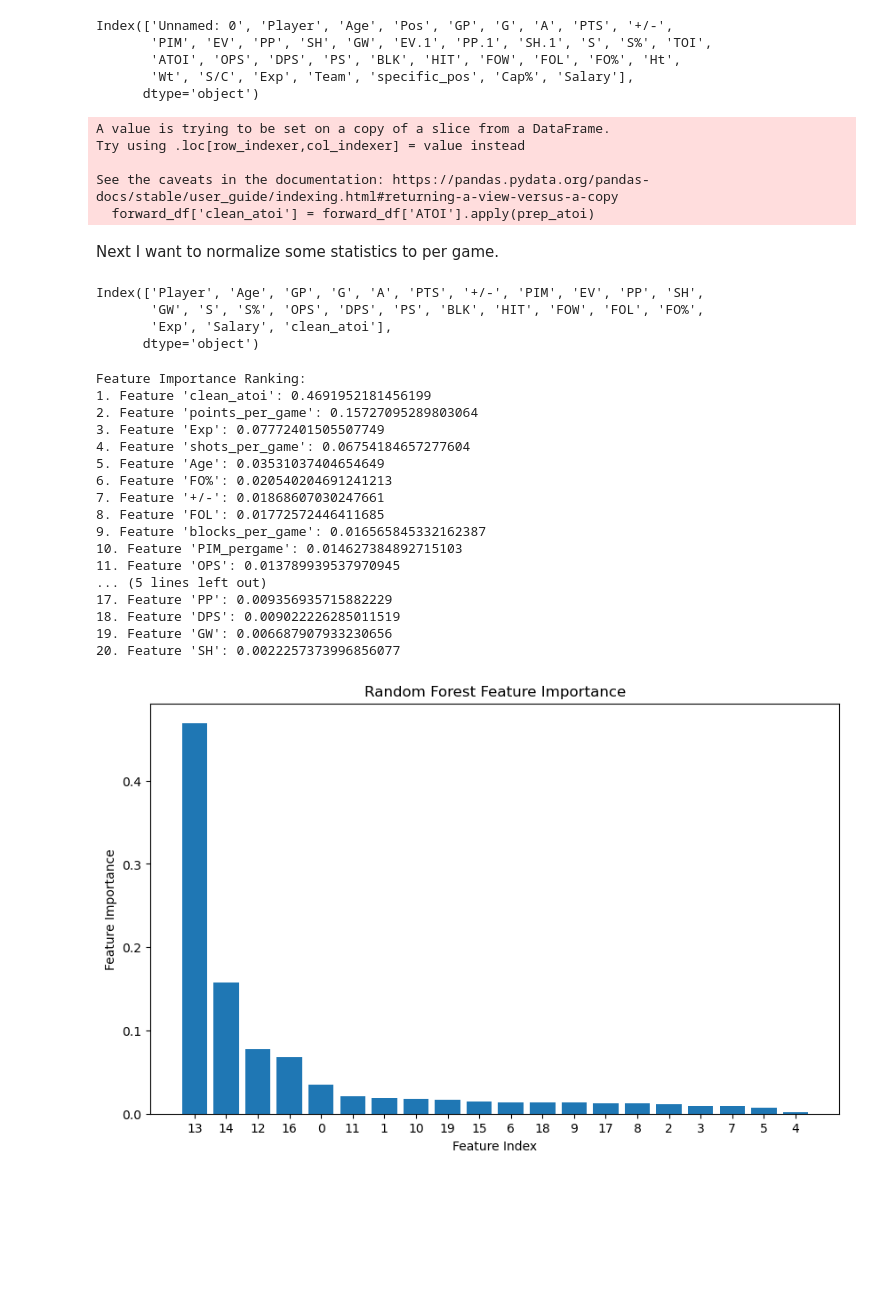
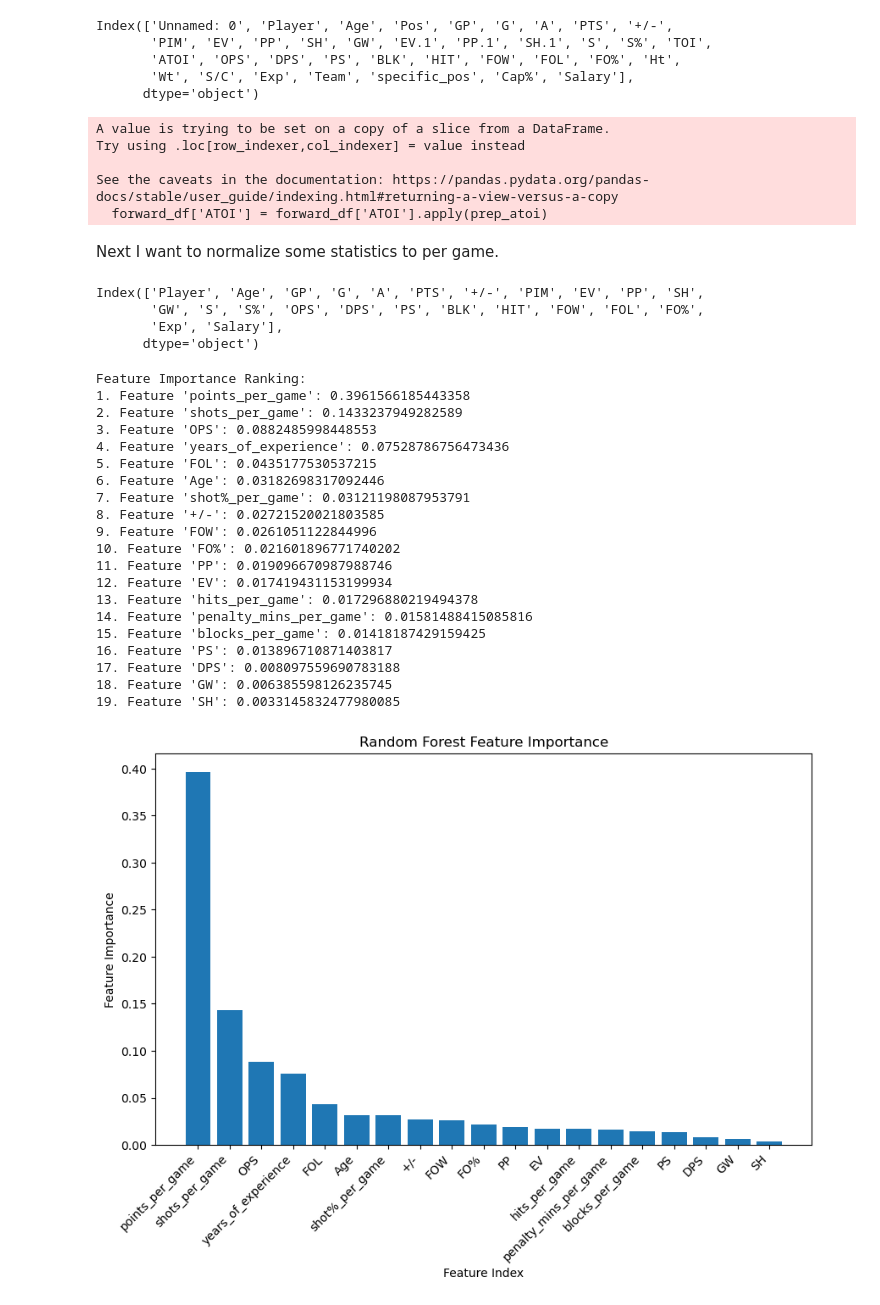
Before and after one commit to twsweeney/nhl_stats, a Jupyter notebook: models/forward_model copy.ipynb, the cells around one changed output. Drawn from its saved outputs; the diff is of its cells as text; code cells hidden in the pictures; blank space fills up the shorter version.

```diff
--- a/models/forward_model copy.ipynb
+++ b/models/forward_model copy.ipynb
@@ -50,7 +51,7 @@ def prep_atoi(atoi_string):
 # %%
 columns_to_drop = ['Unnamed: 0', 'Pos', 'EV.1', 'PP.1', 'SH.1', 'TOI',  'S/C','Team', 'specific_pos', 'Cap%', 'ATOI', 'Ht', 'Wt' ]
 
-forward_df['clean_atoi'] = forward_df['ATOI'].apply(prep_atoi)
+forward_df['ATOI'] = forward_df['ATOI'].apply(prep_atoi)
 
 df = forward_df.drop(columns=columns_to_drop)
 df = df.dropna()
@@ -59,7 +60,7 @@ A value is trying to be set on a copy of a slice from a DataFrame.
 Try using .loc[row_indexer,col_indexer] = value instead
 
 See the caveats in the documentation: https://pandas.pydata.org/pandas-docs/stable/user_guide/indexing.html#returning-a-view-versus-a-copy
-  forward_df['clean_atoi'] = forward_df['ATOI'].apply(prep_atoi)
+  forward_df['ATOI'] = forward_df['ATOI'].apply(prep_atoi)
 # %% [markdown]
 Next I want to normalize some statistics to per game.
 # %%
@@ -67,19 +68,19 @@ df.columns
 # %% [output]
 Index(['Player', 'Age', 'GP', 'G', 'A', 'PTS', '+/-', 'PIM', 'EV', 'PP', 'SH',
        'GW', 'S', 'S%', 'OPS', 'DPS', 'PS', 'BLK', 'HIT', 'FOW', 'FOL', 'FO%',
-       'Exp', 'Salary', 'clean_atoi'],
+       'Exp', 'Salary'],
       dtype='object')
 # %%
-
 df['points_per_game'] = (df['G'] + df['A']) / df['GP']
-df['PIM_pergame'] = df['PIM'] / df['GP']
+df['penalty_mins_per_game'] = df['PIM'] / df['GP']
 df['shots_per_game'] = df['S'] / df['GP']
 df['shot%_per_game'] = df['S%'] / df['GP']
 df['hits_per_game'] = df['HIT'] / df['GP']
 df['blocks_per_game'] = df['BLK'] / df['GP']
+df['years_of_experience'] = df['Exp']
 
 
-df = df.drop(columns=['G', 'A', 'PIM', 'S', 'S%', 'HIT', 'BLK', 'GP', 'PTS'])
+df = df.drop(columns=['G', 'A', 'PIM', 'S', 'S%', 'HIT', 'BLK', 'GP', 'PTS', 'Exp'])
 # %%
 player_names = df['Player']
 
@@ -106,51 +107,55 @@ rf_model = RandomForestRegressor()
 # Fit the model to your training data
 rf_model.fit(X_train, y_train)
 
 # Get feature importances
 feature_importances = rf_model.feature_importances_
 
 # Get the indices of features sorted by importance
 sorted_indices = np.argsort(feature_importances)[::-1]
 
 
 
 # Print feature importance ranking with original column names
 print("Feature Importance Ranking:")
 
 ordered_feature_importance = []
 
 for i, index in enumerate(sorted_indices):
     original_column_name = X_encoded.columns[index]
     ordered_feature_importance.append(original_column_name)
     print(f"{i + 1}. Feature '{original_column_name}': {feature_importances[index]}")
 
 # Plot the feature importances
 plt.figure(figsize=(10, 6))
 plt.bar(range(X_train.shape[1]), feature_importances[sorted_indices], align="center")
-plt.xticks(range(X_train.shape[1]), sorted_indices)
+plt.xticks(range(X_train.shape[1]), ordered_feature_importance)
+plt.xticks(rotation=45, ha='right')
 plt.xlabel("Feature Index")
 plt.ylabel("Feature Importance")
 plt.title("Random Forest Feature Importance")
 plt.show()
 # %% [output]
 Feature Importance Ranking:
-1. Feature 'clean_atoi': 0.4691952181456199
-2. Feature 'points_per_game': 0.15727095289803064
-3. Feature 'Exp': 0.07772401505507749
-4. Feature 'shots_per_game': 0.06754184657277604
-5. Feature 'Age': 0.03531037404654649
-6. Feature 'FO%': 0.020540204691241213
-7. Feature '+/-': 0.01868607030247661
-8. Feature 'FOL': 0.01772572446411685
-9. Feature 'blocks_per_game': 0.016565845332162387
-10. Feature 'PIM_pergame': 0.014627384892715103
-11. Feature 'OPS': 0.013789939537970945
-... (5 lines left out)
-17. Feature 'PP': 0.009356935715882229
-18. Feature 'DPS': 0.009022226285011519
-19. Feature 'GW': 0.006687907933230656
-20. Feature 'SH': 0.0022257373996856077
+1. Feature 'points_per_game': 0.3961566185443358
+2. Feature 'shots_per_game': 0.1433237949282589
+3. Feature 'OPS': 0.0882485998448553
+4. Feature 'years_of_experience': 0.07528786756473436
+5. Feature 'FOL': 0.0435177530537215
+6. Feature 'Age': 0.03182698317092446
+7. Feature 'shot%_per_game': 0.03121198087953791
+8. Feature '+/-': 0.02721520021803585
+9. Feature 'FOW': 0.0261051122844996
+10. Feature 'FO%': 0.021601896771740202
+11. Feature 'PP': 0.019096670987988746
+12. Feature 'EV': 0.017419431153199934
+13. Feature 'hits_per_game': 0.017296880219494378
+14. Feature 'penalty_mins_per_game': 0.01581488415085816
+15. Feature 'blocks_per_game': 0.01418187429159425
+16. Feature 'PS': 0.013896710871403817
+17. Feature 'DPS': 0.008097559690783188
+18. Feature 'GW': 0.006385598126235745
+19. Feature 'SH': 0.0033145832477980085
-[figure, old version]
+[figure, new version]
 # %%
 print(ordered_feature_importance[:7])
 # %% [output]
```
Also changed, not shown: parts of 9 cells of this notebook, 16 other files.
